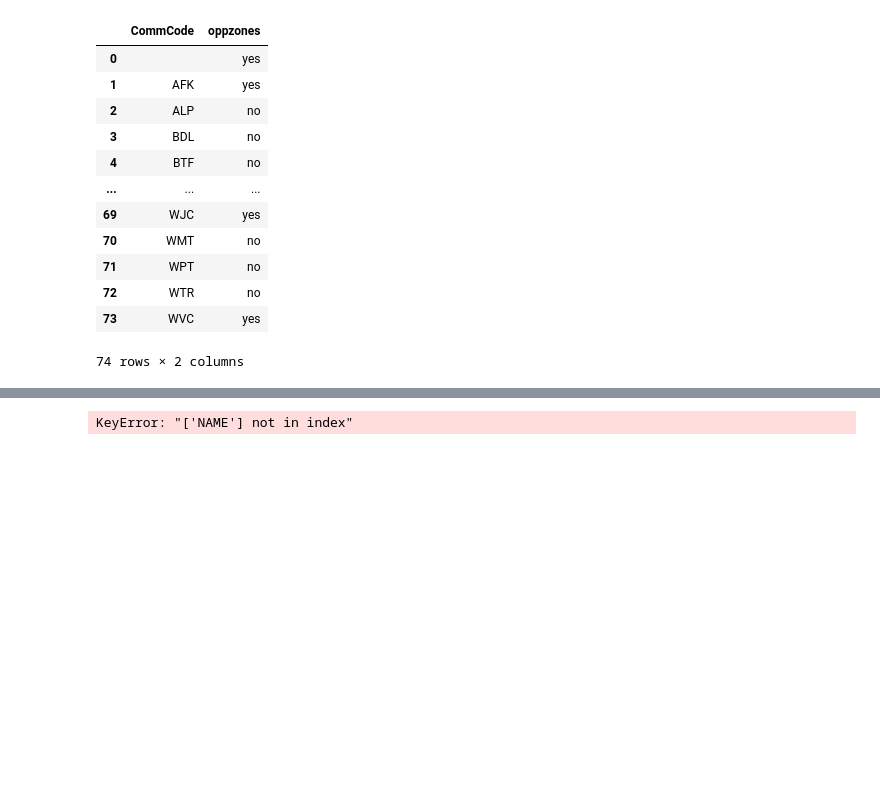
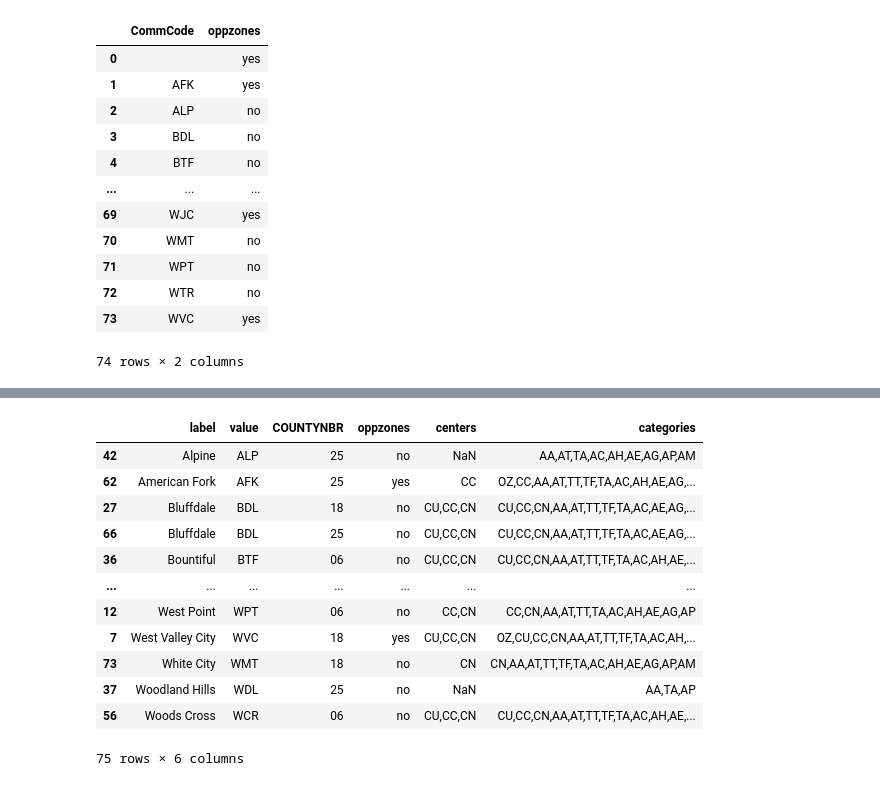
Before and after one commit to WFRCAnalytics/MAP-Housing-ATO-Calculator, a Jupyter notebook: HousingSuitability-PostUnionCalcs.ipynb, the cells around one changed output, grey strips where cells are left out. Drawn from its saved outputs; the diff is of its cells as text; code cells hidden in the pictures; blank space fills up the shorter version.

```diff
--- a/HousingSuitability-PostUnionCalcs.ipynb
+++ b/HousingSuitability-PostUnionCalcs.ipynb
@@ -795,0 +834,3 @@ dfCommCodeCatWithOZ
+# %%
+df_names = pd.read_csv('results/community_names.csv')
+df_names
@@ -796,12 +851,26 @@ dfCommCodeCatWithOZ
 # %%
 dfCommunitiesForApp = unioned_filtered_scores_gdf.copy()
-dfCommunitiesForApp = dfCommunitiesForApp[['NAME','CommCode','COUNTYNBR']]
+dfCommunitiesForApp = pd.merge(dfCommunitiesForApp,df_names,on='CommCode')
+# get unique combinations of NAME, CommCode, COUNTYNBR
+dfCommunitiesForApp = dfCommunitiesForApp[['NAME','CommCode','COUNTYNBR']].drop_duplicates()
 dfCommunitiesForApp = pd.DataFrame.merge(dfCommunitiesForApp,dfCommCodeCatWithOZ      ,on='CommCode',how='left')
 dfCommunitiesForApp = pd.DataFrame.merge(dfCommunitiesForApp,dfCommCodeValidCenters   ,on='CommCode',how='left')
 dfCommunitiesForApp = pd.DataFrame.merge(dfCommunitiesForApp,dfCommCodeValidCategories,on='CommCode',how='left')
 dfCommunitiesForApp.rename(columns={'CommCode':'value','NAME':'label'},inplace=True)
 dfCommunitiesForApp = dfCommunitiesForApp.sort_values(by=['label'])
 dfCommunitiesForApp.to_json('communities.json',orient='records')
 dfCommunitiesForApp
 # %% [output]
+|  | label | value | COUNTYNBR | oppzones | centers | categories |
+| 42 | Alpine | ALP | 25 | no | NaN | AA,AT,TA,AC,AH,AE,AG,AP,AM |
+| 62 | American Fork | AFK | 25 | yes | CC | OZ,CC,AA,AT,TT,TF,TA,AC,AH,AE,AG,... |
+| 27 | Bluffdale | BDL | 18 | no | CU,CC,CN | CU,CC,CN,AA,AT,TT,TF,TA,AC,AE,AG,... |
+| 66 | Bluffdale | BDL | 25 | no | CU,CC,CN | CU,CC,CN,AA,AT,TT,TF,TA,AC,AE,AG,... |
+| 36 | Bountiful | BTF | 06 | no | CU,CC,CN | CU,CC,CN,AA,AT,TT,TF,TA,AC,AH,AE,... |
+| ... | ... | ... | ... | ... | ... | ... |
+| 12 | West Point | WPT | 06 | no | CC,CN | CC,CN,AA,AT,TT,TA,AC,AH,AE,AG,AP |
+| 7 | West Valley City | WVC | 18 | yes | CU,CC,CN | OZ,CU,CC,CN,AA,AT,TT,TF,TA,AC,AH,... |
+| 73 | White City | WMT | 18 | no | CN | CN,AA,AT,TT,TF,TA,AC,AH,AE,AG,AP,AM |
+| 37 | Woodland Hills | WDL | 25 | no | NaN | AA,TA,AP |
+| 56 | Woods Cross | WCR | 06 | no | CU,CC,CN | CU,CC,CN,AA,AT,TT,TF,TA,AC,AH,AE,... |
-KeyError: "['NAME'] not in index"
+75 rows × 6 columns
```
Also changed, not shown: parts of 6 cells of this notebook, 3 other files.
